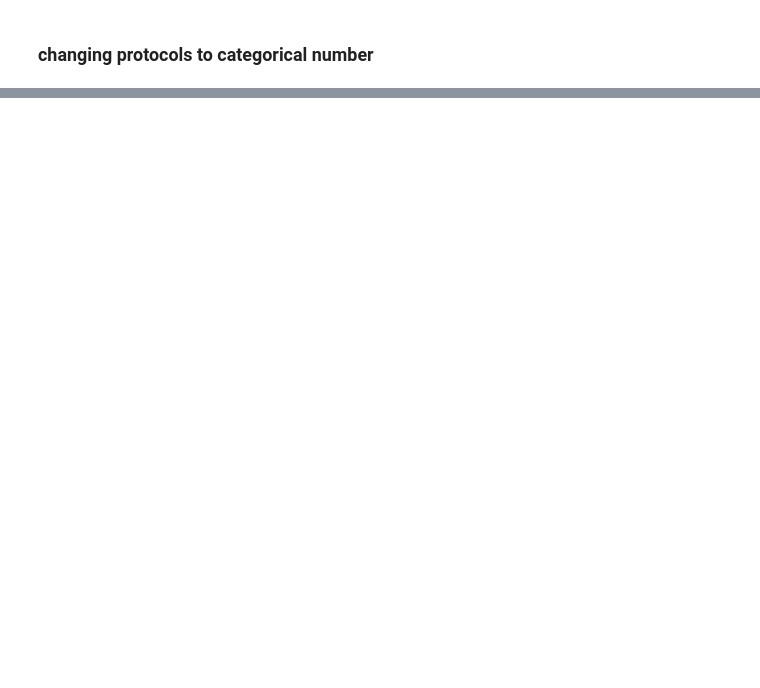
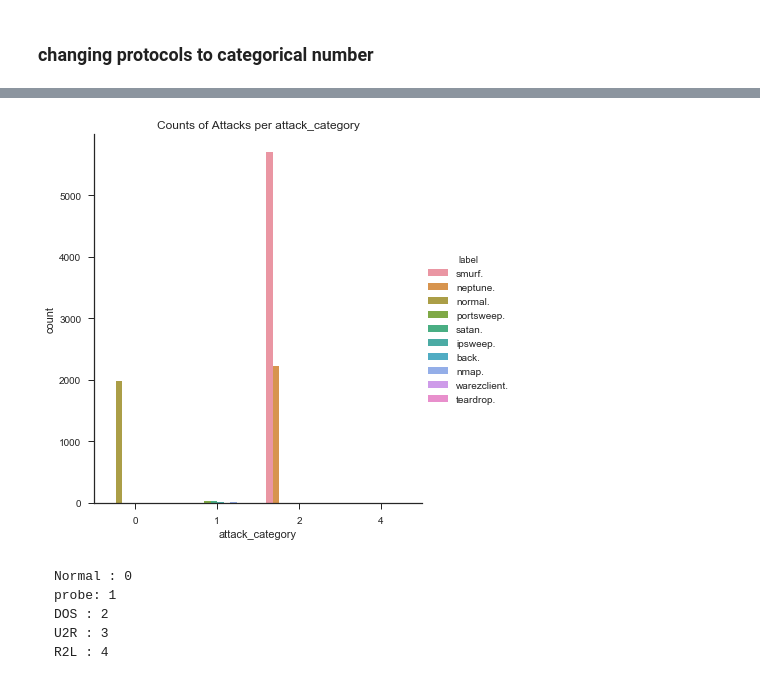
Before and after one commit to MnemoSemiotic/Analyzing-Network-Traffic_kdd99, a Jupyter notebook: 1_Dataset_Exploration_and_EDA.ipynb, the cells around one changed output, grey strips where cells are left out. Drawn from its saved outputs; the diff is of its cells as text; code cells hidden in the pictures; blank space fills up the shorter version.

Commit message:
create plot of counts of attacks per attack category

````diff
--- a/1_Dataset_Exploration_and_EDA.ipynb
+++ b/1_Dataset_Exploration_and_EDA.ipynb
@@ -472,4 +475,0 @@ pltfuncs.corr_heat(df2)
-# %%
-sns.set(style="ticks")
-
-sns.pairplot(df3, hue="protocol_type")
@@ -480,0 +476,23 @@ _ = pd.scatter_matrix(wine.loc[:, 'Alcohol':'Flavanoids'], figsize=(14,14), diag
+# %%
+
+g = sns.factorplot(x='attack_category',
+                         hue='label',
+                         data=df3,
+                         kind='count',
+                         size=6,
+
+                         aspect=.9
+                        )
+title = ['Counts of Attacks per attack_category']
+for ax, title in zip(g.axes.flat, title):
+    ax.set_title(title)
+# %% [output]
+[figure, added]
+# %% [markdown]
+```
+Normal : 0
+probe: 1
+DOS : 2
+U2R : 3
+R2L : 4
+```
````
Also changed, not shown: parts of 25 cells of this notebook, 1 other file.
